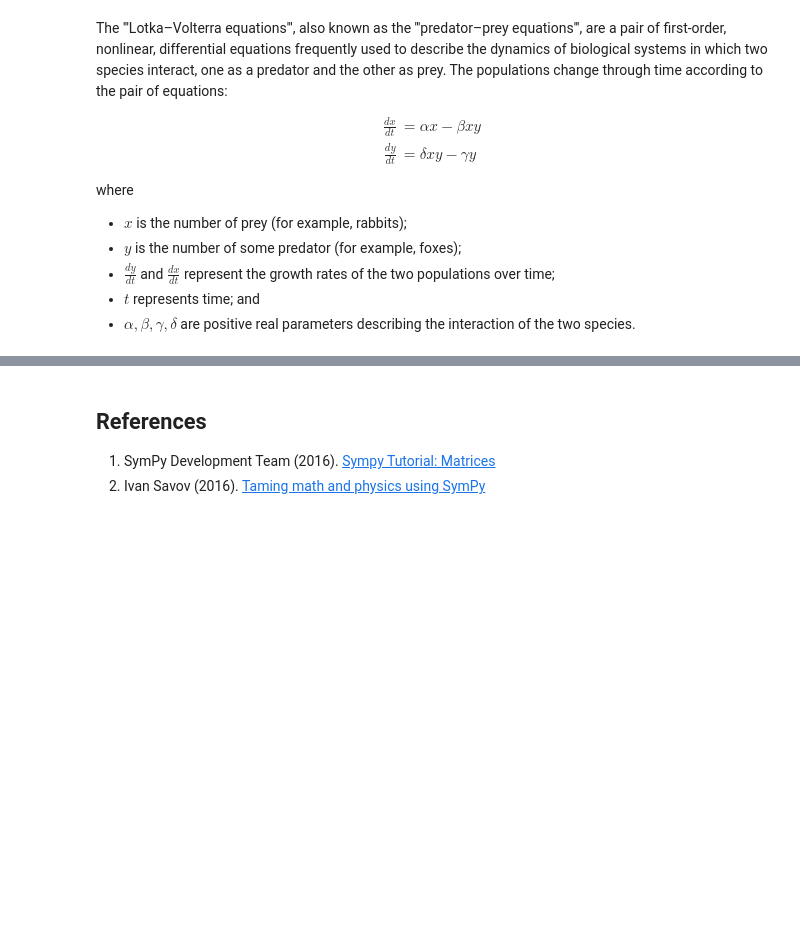
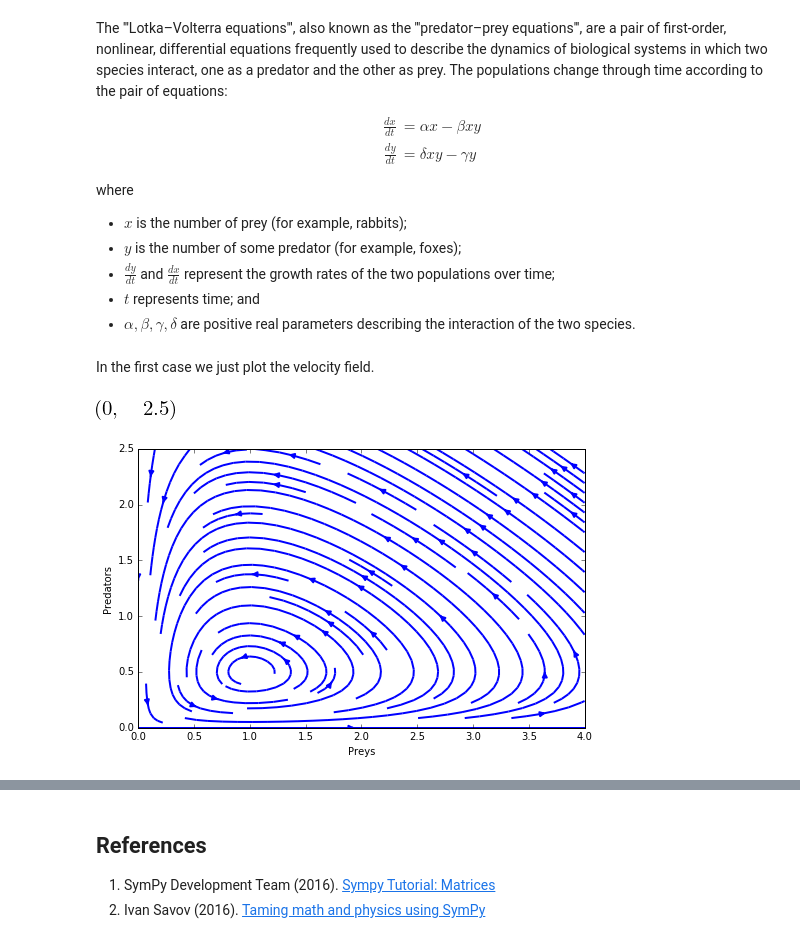
Before and after one commit to nicoguaro/AdvancedMath, a Jupyter notebook: Notebooks/ODE.ipynb, the cells around one changed output, grey strips where cells are left out. Saved outputs shown, nothing was run; the diff lists cells and outputs as text; code cells hidden in the pictures; blank space fills up the shorter version.

```diff
--- a/Notebooks/ODE.ipynb
+++ b/Notebooks/ODE.ipynb
@@ -128,7 +123,10 @@ y_norm = y/mag
+# %%
+y, x = np.mgrid[0:2.5:100j, 0:4:100j]
 # %%
 alpha = 2/3
 beta = 4/3
 gamma = 1
 delta = 1
-dxdt = alpha*x_norm - beta*x_norm*y_norm
-dydt = delta*x_norm*y_norm - gamma*y_norm
+dxdt = alpha*x - beta*x*y
+dydt = delta*x*y - gamma*y
+speed = np.sqrt(dxdt**2 + dydt**2)
@@ -138,0 +133,12 @@ plt.show()
+# %% [markdown]
+In the first case we just plot the velocity field.
+# %%
+fig0 = plt.figure(figsize=(8,5))
+strm = plt.streamplot(x, y, dxdt, dydt, linewidth=2)
+plt.xlabel("Preys")
+plt.ylabel("Predators")
+plt.xlim(0,4)
+plt.ylim(0,2.5)
+# %% [output]
+[figure, added]
+[figure, added]
```
Also changed, not shown: parts of 11 cells of this notebook, 5 other files.
